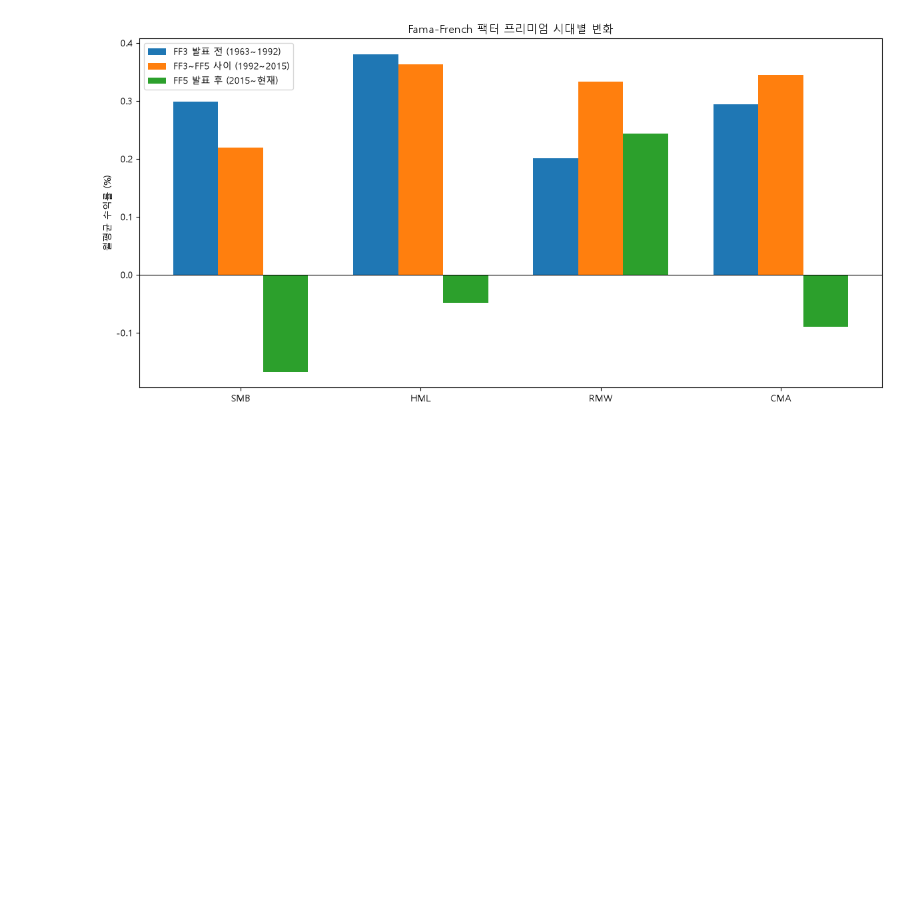
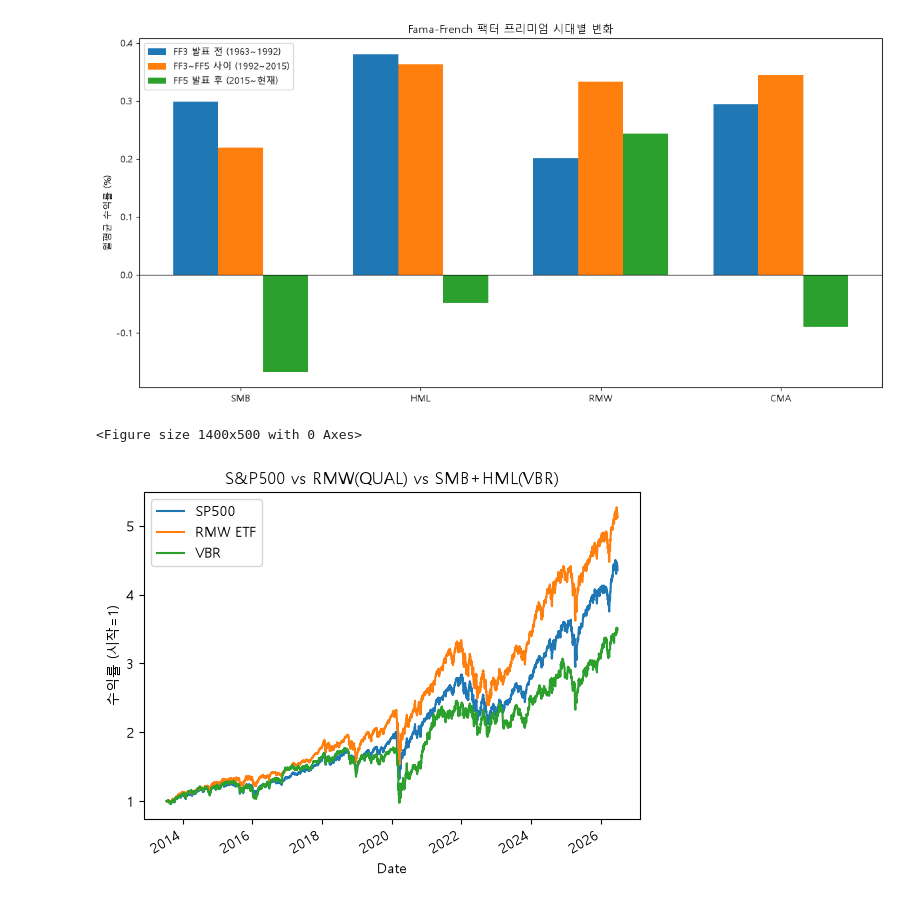
Before and after one commit to byungchan3077/financial-factor-analysis, a Jupyter notebook: stock.ipynb, the cells around one changed output. Cells and saved outputs as stored; diff of their text form; code cells hidden in the pictures; blank space fills up the shorter version.

```diff
--- a/stock.ipynb
+++ b/stock.ipynb
@@ -351,3 +351,31 @@ CMA
   FF3~FF5 사이 (1992~2015): 0.345%
   FF5 발표 후  (2015~현재): -0.090%
 [figure]
+# %%
+tickers = {
+    "SP500":  "^GSPC",
+    "RMW ETF": "QUAL",   # iShares MSCI USA Quality ETF
+    "VBR":    "VBR",     # Vanguard Small Cap Value (SMB+HML)
+}
+
+import yfinance as yf
+import pandas as pd
+
+data = {}
+for name, ticker in tickers.items():
+    df = yf.download(ticker, start="2013-01-01", progress=False)["Close"].squeeze()
+    data[name] = df
+
+df_compare = pd.DataFrame(data).dropna()
+
+# 정규화 (같은 시작점)
+df_norm = df_compare / df_compare.iloc[0]
+
+plt.figure(figsize=(14, 5))
+df_norm.plot()
+plt.title("S&P500 vs RMW(QUAL) vs SMB+HML(VBR)")
+plt.ylabel("수익률 (시작=1)")
+plt.show()
+# %% [output]
+<Figure size 1400x500 with 0 Axes>
+[figure, added]
```
Also changed, not shown: parts of 4 cells of this notebook.
